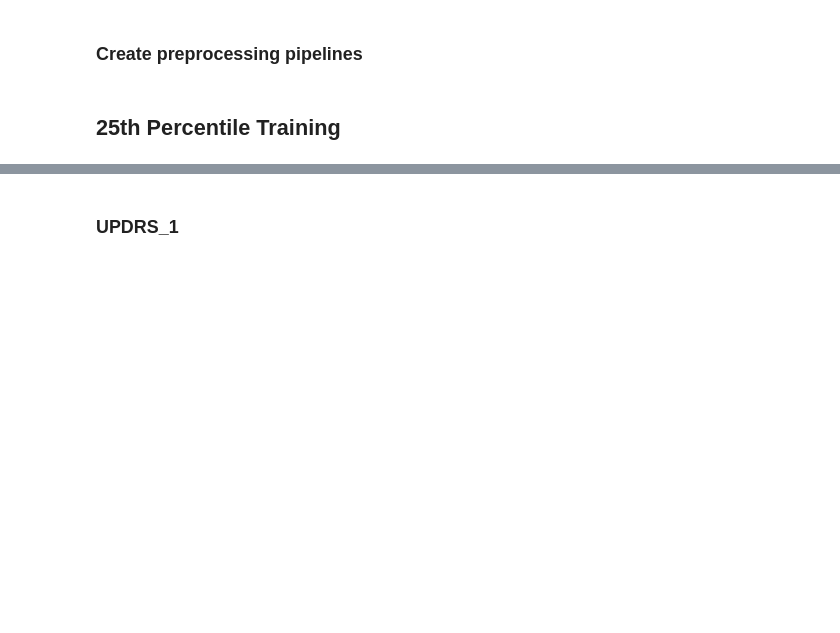
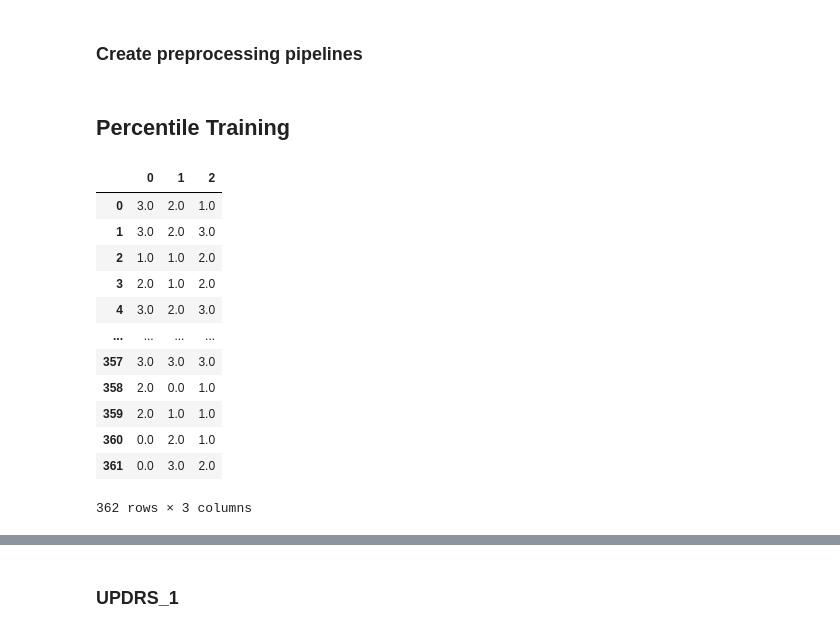
Before and after one commit to cody1444/EE445-Kaggle-Competiton, a Jupyter notebook: logistic_regression_code.ipynb, the cells around one changed output, grey strips where cells are left out. Drawn from its saved outputs; the diff is of its cells as text; code cells hidden in the pictures; blank space fills up the shorter version.

```diff
--- a/logistic_regression_code.ipynb
+++ b/logistic_regression_code.ipynb
@@ -279,11 +307,2 @@ preprocessor_X = ColumnTransformer(
 # %% [markdown]
-## 25th Percentile Training
+## Percentile Training
-# %%
-# Create columns with boolean labels that depend on whether the entry > the 25th percentile of the column
-for col in y_train.columns:
-    percentile_25 = y_train[col].quantile(0.25)
-    y_train.loc[:, col+'_bool'] = y_train[col] > percentile_25
-
-# throw out numeric columns
-y_train_bool_cols = y_train.columns[3:6].tolist()
-y_train = y_train[y_train_bool_cols]
@@ -292,0 +309,16 @@ y_train = y_train[y_train_bool_cols]
+# %%
+y_train
+# %% [output]
+|  | 0 | 1 | 2 |
+| 0 | 3.0 | 2.0 | 1.0 |
+| 1 | 3.0 | 2.0 | 3.0 |
+| 2 | 1.0 | 1.0 | 2.0 |
+| 3 | 2.0 | 1.0 | 2.0 |
+| 4 | 3.0 | 2.0 | 3.0 |
+| ... | ... | ... | ... |
+| 357 | 3.0 | 3.0 | 3.0 |
+| 358 | 2.0 | 0.0 | 1.0 |
+| 359 | 2.0 | 1.0 | 1.0 |
+| 360 | 0.0 | 2.0 | 1.0 |
+| 361 | 0.0 | 3.0 | 2.0 |
+362 rows × 3 columns
```
Also changed, not shown: parts of 56 cells of this notebook.
